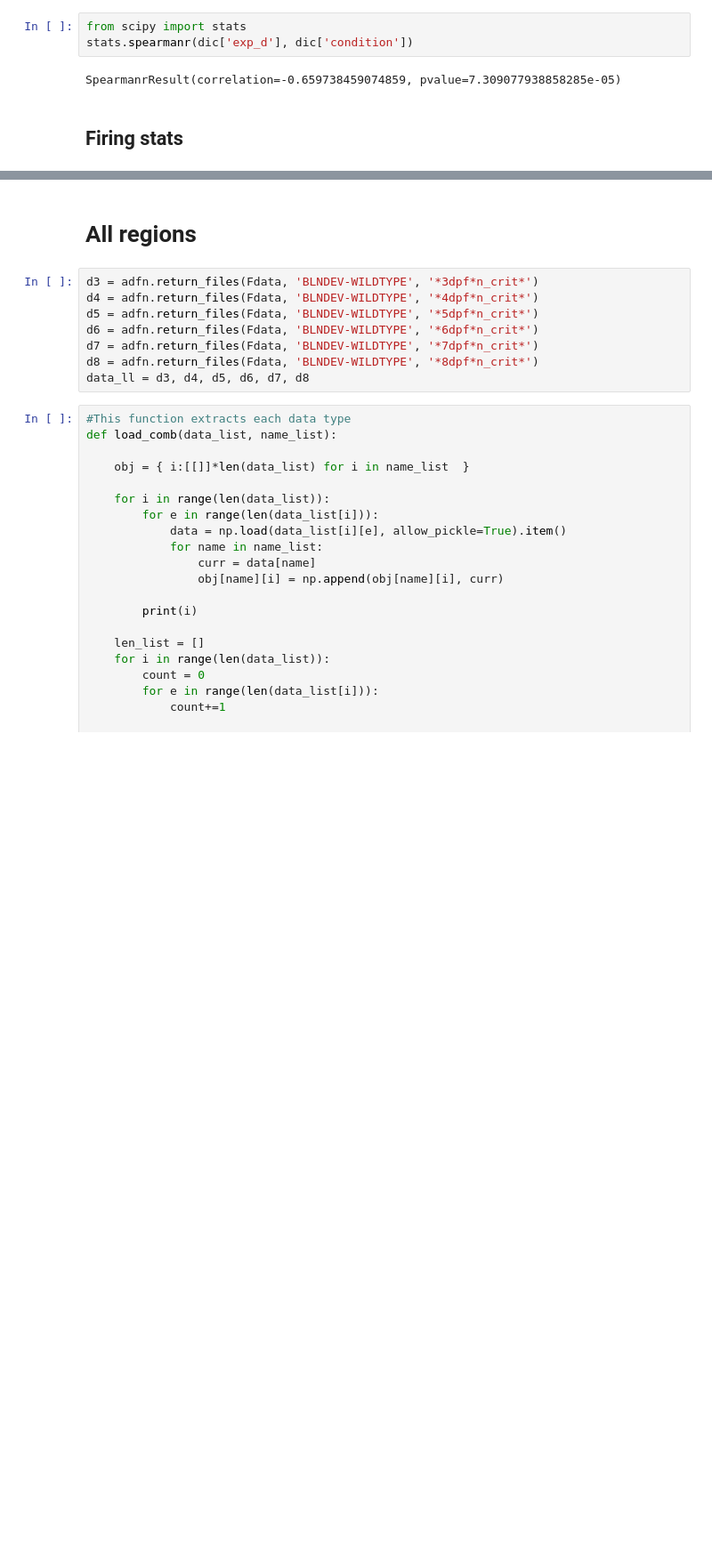
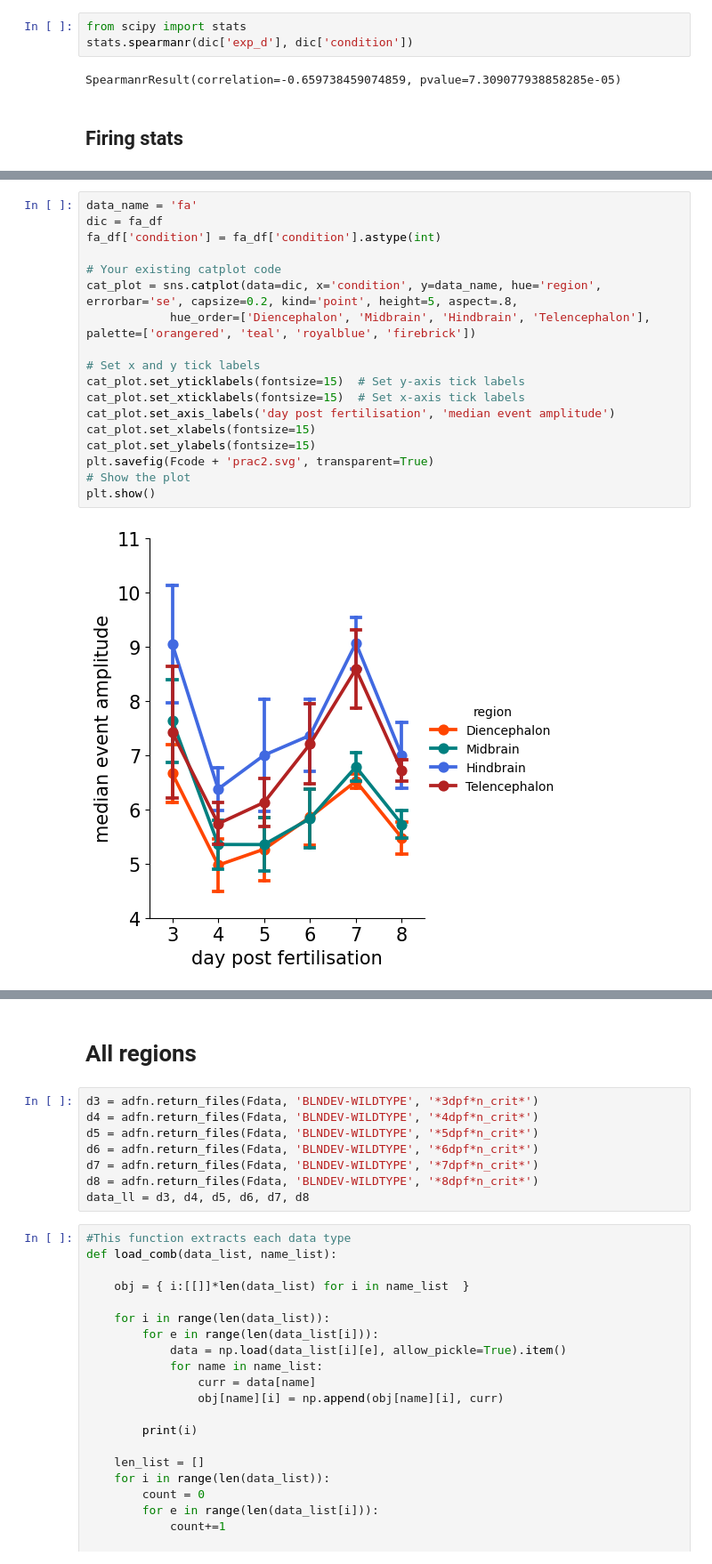
Before and after one commit to dmnburrows/multiscale_dev_dynamics, a Jupyter notebook: av_dev.ipynb, the cells around one changed output, grey strips where cells are left out. Shown at 89% size. Drawn from its saved outputs; the diff is of its cells as text; blank space fills up the shorter version.

```diff
--- a/av_dev.ipynb
+++ b/av_dev.ipynb
@@ -564,0 +635,20 @@ plt.show()
+# %%
+data_name = 'fa'
+dic = fa_df
+fa_df['condition'] = fa_df['condition'].astype(int)
+
+# Your existing catplot code
+cat_plot = sns.catplot(data=dic, x='condition', y=data_name, hue='region', errorbar='se', capsize=0.2, kind='point', height=5, aspect=.8,
+            hue_order=['Diencephalon', 'Midbrain', 'Hindbrain', 'Telencephalon'], palette=['orangered', 'teal', 'royalblue', 'firebrick'])
+
+# Set x and y tick labels
+cat_plot.set_yticklabels(fontsize=15)  # Set y-axis tick labels
+cat_plot.set_xticklabels(fontsize=15)  # Set x-axis tick labels
+cat_plot.set_axis_labels('day post fertilisation', 'median event amplitude')
+cat_plot.set_xlabels(fontsize=15)
+cat_plot.set_ylabels(fontsize=15)
+plt.savefig(Fcode + 'prac2.svg', transparent=True)
+# Show the plot
+plt.show()
+# %% [output]
+[figure, added]
```
Also changed, not shown: parts of 69 cells of this notebook.
